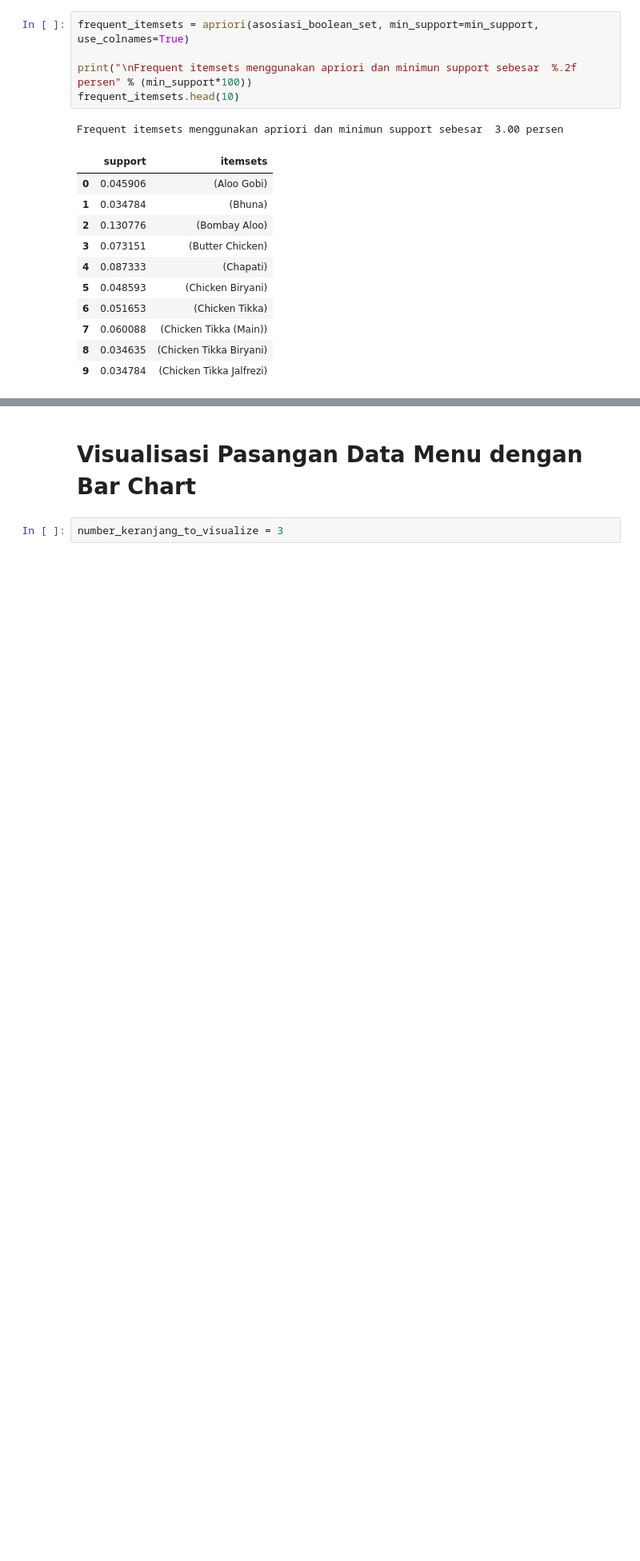
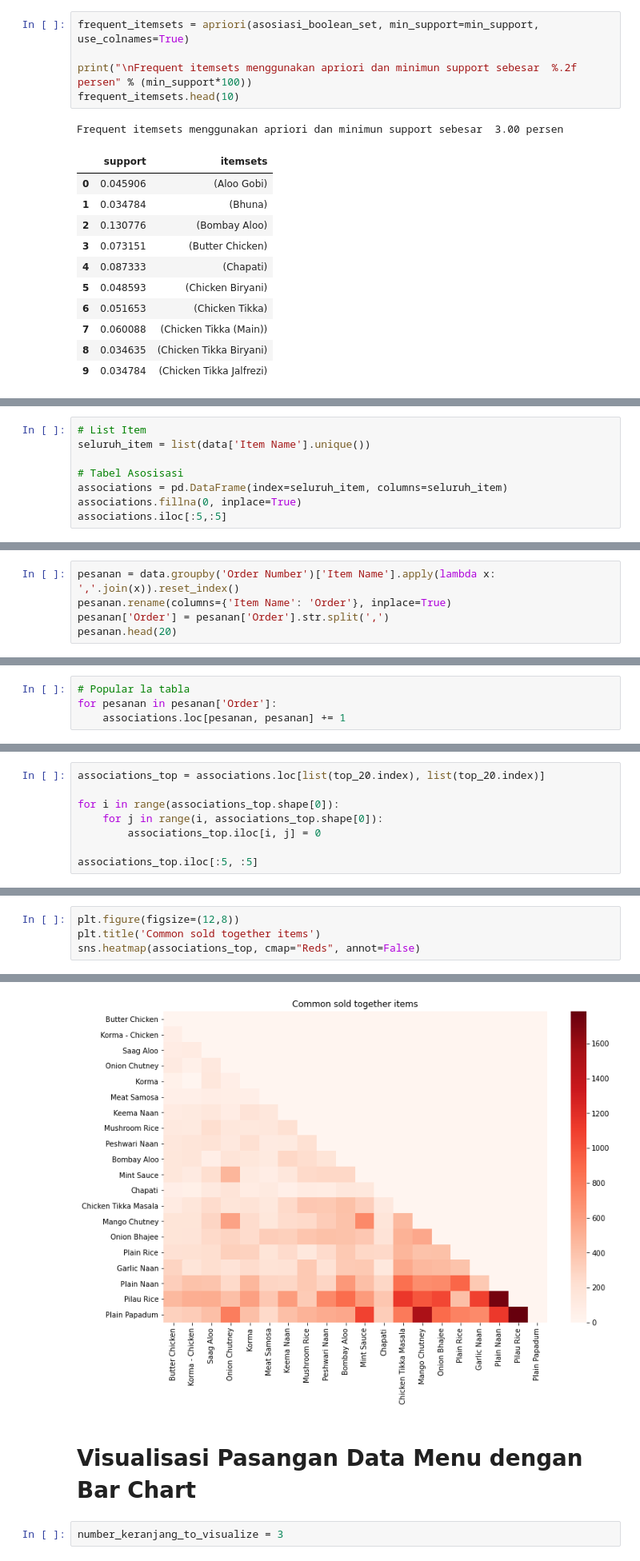
Before and after one commit to christinaclara/Association-Rule-for-Business-Strategic-and-Promo-Recommendation-in-Restaurant-ABC-13, a Jupyter notebook: Implemented Apriori.ipynb, the cells around one changed output, grey strips where cells are left out. Shown at 80% size. Cells and saved outputs as stored; diff of their text form; blank space fills up the shorter version.

Commit message:
updated association rule

```diff
--- a/Implemented Apriori.ipynb
+++ b/Implemented Apriori.ipynb
@@ -443,0 +444,8 @@ keranjang[(keranjang['lift'] >=3) &
+# %%
+# List Item
+seluruh_item = list(data['Item Name'].unique())
+
+# Tabel Asosisasi
+associations = pd.DataFrame(index=seluruh_item, columns=seluruh_item)
+associations.fillna(0, inplace=True)
+associations.iloc[:5,:5]
@@ -443,0 +459,5 @@ keranjang[(keranjang['lift'] >=3) &
+# %%
+pesanan = data.groupby('Order Number')['Item Name'].apply(lambda x: ','.join(x)).reset_index()
+pesanan.rename(columns={'Item Name': 'Order'}, inplace=True)
+pesanan['Order'] = pesanan['Order'].str.split(',')
+pesanan.head(20)
@@ -443,0 +482,4 @@ keranjang[(keranjang['lift'] >=3) &
+# %%
+# Popular la tabla
+for pesanan in pesanan['Order']:
+    associations.loc[pesanan, pesanan] += 1
@@ -443,0 +494,8 @@ keranjang[(keranjang['lift'] >=3) &
+# %%
+associations_top = associations.loc[list(top_20.index), list(top_20.index)]
+
+for i in range(associations_top.shape[0]):
+    for j in range(i, associations_top.shape[0]):
+        associations_top.iloc[i, j] = 0
+
+associations_top.iloc[:5, :5]
@@ -443,0 +513,5 @@ keranjang[(keranjang['lift'] >=3) &
+# %%
+plt.figure(figsize=(12,8))
+plt.title('Common sold together items')
+sns.heatmap(associations_top, cmap="Reds", annot=False)
+# %% [output]
@@ -444,3 +519,4 @@ keranjang[(keranjang['lift'] >=3) &
+[figure, added]
 # %% [markdown]
 # Visualisasi Pasangan Data Menu dengan Bar Chart
 # %%
```
Also changed, not shown: parts of 17 cells of this notebook.
